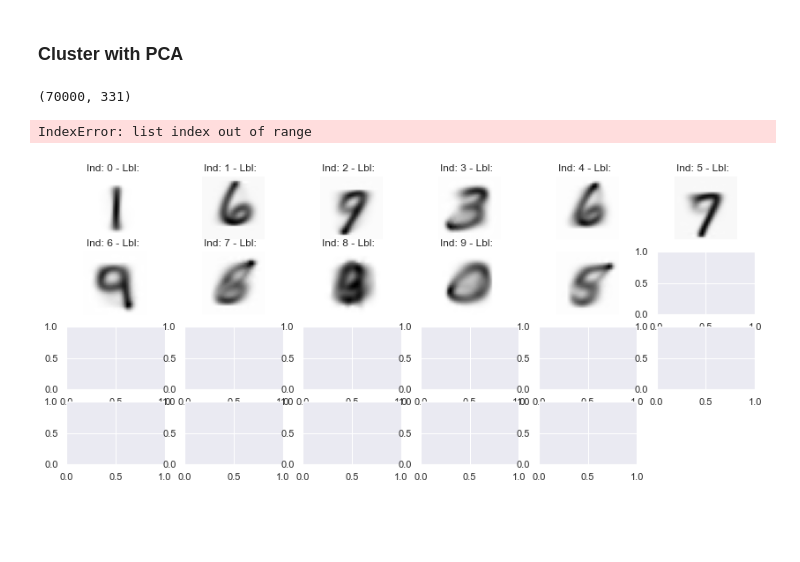
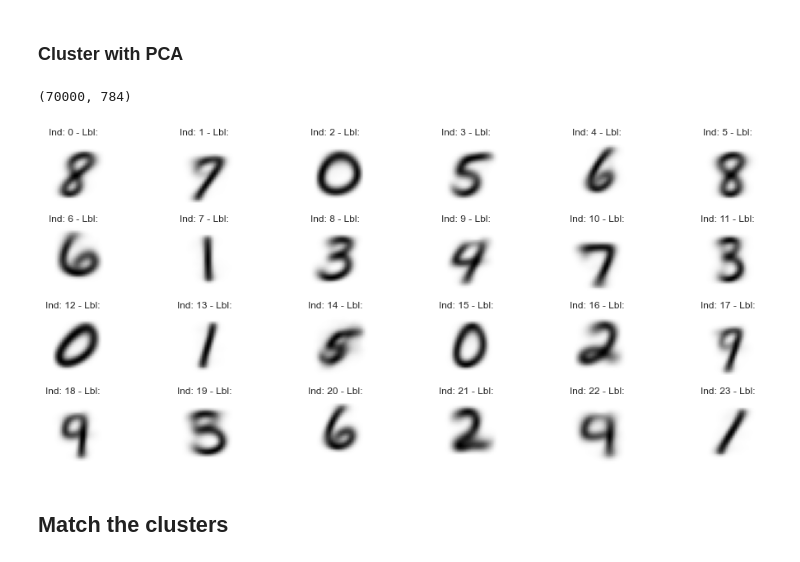
Before and after one commit to sijiahao-hub/ItML_Asn_3_Students, a Jupyter notebook: cluster_asn.ipynb, the cells around one changed output. Drawn from its saved outputs; the diff is of its cells as text; code cells hidden in the pictures; blank space fills up the shorter version.

```diff
--- a/cluster_asn.ipynb
+++ b/cluster_asn.ipynb
@@ -139,17 +138,18 @@ centers.size
 # %% [markdown]
 ### Cluster with PCA
 # %%
-pca_ = PCA(0.99, whiten=True)
+pca_ = PCA()
 data = pca_.fit_transform(X)
 data.shape
 # %% [output]
-(70000, 331)
+(70000, 784)
 # %%
 kmeans = KMeans(n_clusters=24, init="k-means++", random_state=12)
 clusters = kmeans.fit_predict(data)
 
 centers = pca_.inverse_transform(kmeans.cluster_centers_).reshape(24, 28, 28)
-showDigits(digits=centers, labels=[" ", " ", " ", " ", " ", " ", " ", " ", " ", " "], indexes=indexes, size=28)
+showDigits(digits=centers, labels=[" ", " ", " ", " ", " ", " ", " ", " ", " ", " ", " ", " ", " ", " ", " ", " ", " ", " ", " ", " ", " ", " ", " ", " "], indexes=indexes, size=28)
 # %% [output]
-IndexError: list index out of range
-[figure, old version]
+[figure, new version]
+# %% [markdown]
+## Match the clusters
```
Also changed, not shown: parts of 15 cells of this notebook.
